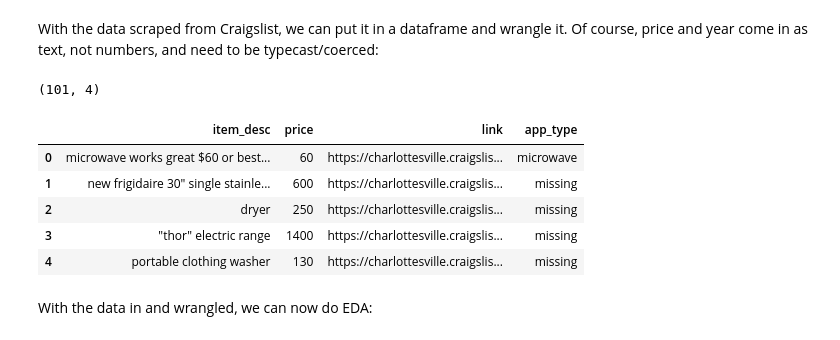
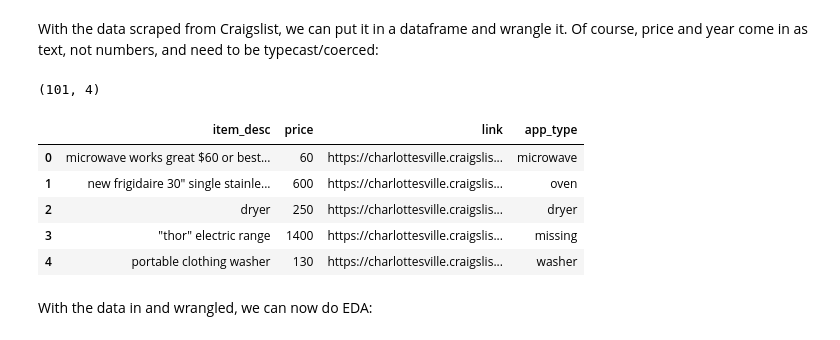
Before and after one commit to borayd3/labs, a Jupyter notebook: 02_scraping/lab2.ipynb, the cells around one changed output. Drawn from its saved outputs; the diff is of its cells as text; code cells hidden in the pictures.

```diff
--- a/02_scraping/lab2.ipynb
+++ b/02_scraping/lab2.ipynb
@@ -101,14 +83,14 @@ print(listings)
 # %%
 import re
 
-app_type = ['fridge', 'refrigerator', 'microwave', 'oven','stove', 'dryer', 'washer', 'toaster','food processor']
+app_types = ['fridge', 'refrigerator', 'microwave', 'oven','stove', 'dryer', 'washer', 'toaster','food processor']
 data1 = []
 for k in range( len(listings) ):
     item_desc = listings[k].find('div',class_='title').get_text().lower()
     price = listings[k].find('div',class_='price').get_text()
     link = listings[k].find(href=True)['href']
-    #location = listings[k].find('div',class_='location').get_text()
     words = item_desc.split()
+    #location = listings[k].find('div',class_='location').get_text() - I tried to get location but I kept getting an error so I just left it out
     hits = [word for word in words if word in app_types]
     if len(hits) == 0:
         app_type = 'missing'
@@ -116,4 +98,4 @@ for k in range( len(listings) ):
         app_type = hits[0]
     data1.append({'item_desc':item_desc,'price':price,'link':link,'app_type':app_type})
 
-print(data1)
+#print(data1)
@@ -127,19 +107,20 @@ With the data scraped from Craigslist, we can put it in a dataframe and wrangle
 # %%
 ## Wrangle the data
 appliances = pd.DataFrame.from_dict(data1)
 appliances['price'] = appliances['price'].str.replace('$','')
 appliances['price'] = appliances['price'].str.replace(',','')
 appliances['price'] = pd.to_numeric(appliances['price'],errors='coerce')
 print(appliances.shape)
+appliances.to_csv('appliances_charlottesvile.csv')
 appliances.head()
 # %% [output]
 (101, 4)
 |  | item_desc | price | link | app_type |
 | 0 | microwave works great $60 or best... | 60 | https://charlottesville.craigslis... | microwave |
-| 1 | new frigidaire 30" single stainle... | 600 | https://charlottesville.craigslis... | missing |
-| 2 | dryer | 250 | https://charlottesville.craigslis... | missing |
+| 1 | new frigidaire 30" single stainle... | 600 | https://charlottesville.craigslis... | oven |
+| 2 | dryer | 250 | https://charlottesville.craigslis... | dryer |
 | 3 | "thor" electric range | 1400 | https://charlottesville.craigslis... | missing |
-| 4 | portable clothing washer | 130 | https://charlottesville.craigslis... | missing |
+| 4 | portable clothing washer | 130 | https://charlottesville.craigslis... | washer |
 # %% [markdown]
 With the data in and wrangled, we can now do EDA:
 # %%
```
Also changed, not shown: parts of 9 cells of this notebook, 1 other file.
